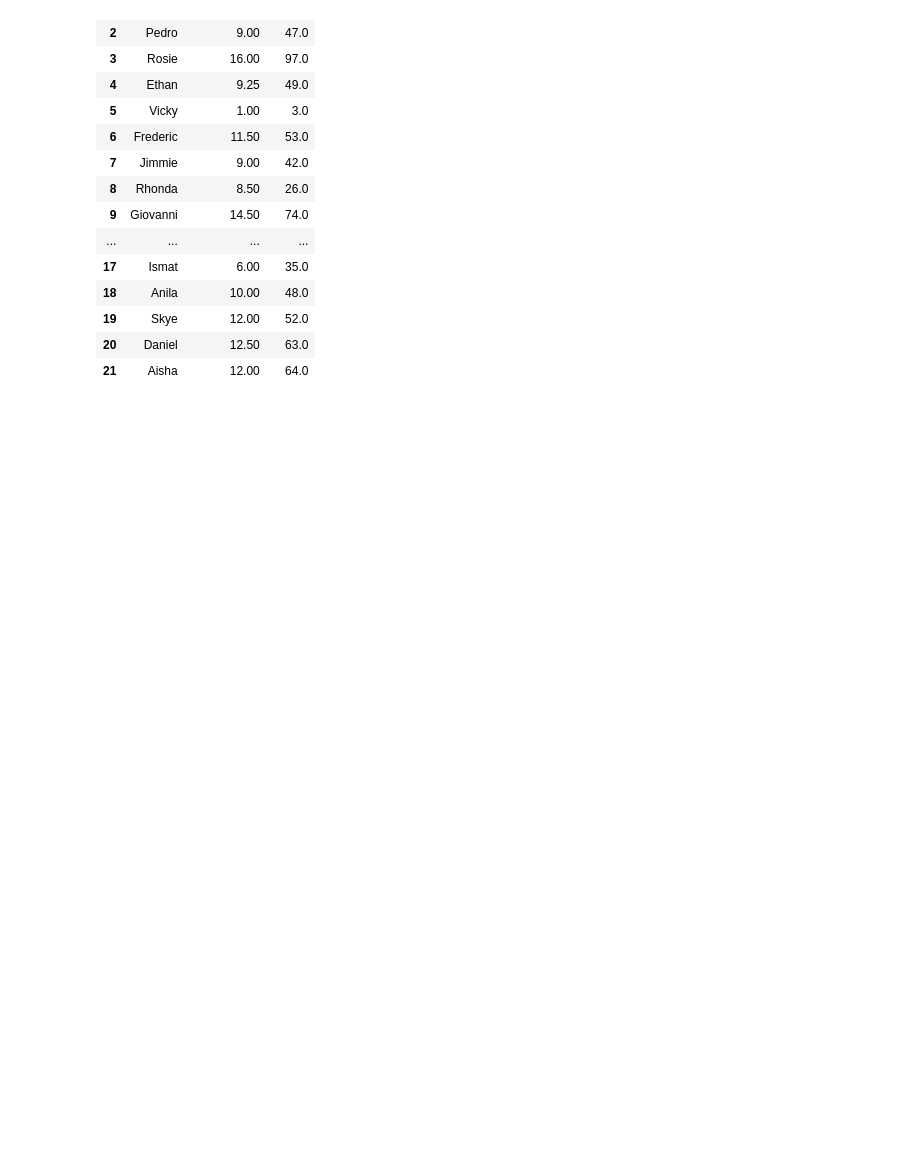
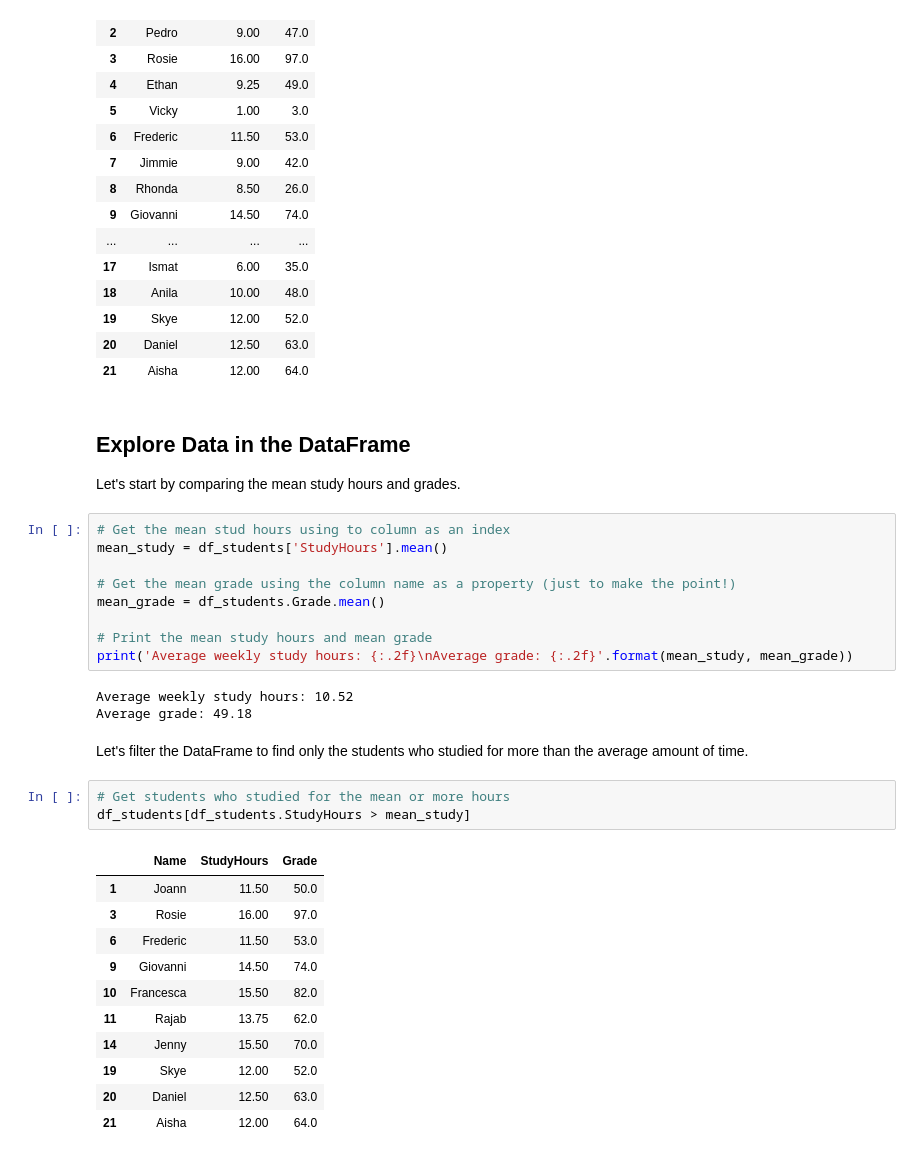
Before and after one commit to migueltrujillo07/MyDataRoad, a Jupyter notebook: exploreData.ipynb, the cells around one changed output. Cells and saved outputs as stored; diff of their text form; blank space fills up the shorter version.

```diff
--- a/exploreData.ipynb
+++ b/exploreData.ipynb
@@ -308,3 +308,35 @@ df_students
 | 19 | Skye | 12.00 | 52.0 |
 | 20 | Daniel | 12.50 | 63.0 |
 | 21 | Aisha | 12.00 | 64.0 |
+# %% [markdown]
+## Explore Data in the DataFrame
+Let's start by comparing the mean study hours and grades.
+# %%
+# Get the mean stud hours using to column as an index
+mean_study = df_students['StudyHours'].mean()
+
+# Get the mean grade using the column name as a property (just to make the point!)
+mean_grade = df_students.Grade.mean()
+
+# Print the mean study hours and mean grade
+print('Average weekly study hours: {:.2f}\nAverage grade: {:.2f}'.format(mean_study, mean_grade))
+# %% [output]
+Average weekly study hours: 10.52
+Average grade: 49.18
+# %% [markdown]
+Let's filter the DataFrame to find only the students who studied for more than the average amount of time.
+# %%
+# Get students who studied for the mean or more hours
+df_students[df_students.StudyHours > mean_study]
+# %% [output]
+|  | Name | StudyHours | Grade |
+| 1 | Joann | 11.50 | 50.0 |
+| 3 | Rosie | 16.00 | 97.0 |
+| 6 | Frederic | 11.50 | 53.0 |
+| 9 | Giovanni | 14.50 | 74.0 |
+| 10 | Francesca | 15.50 | 82.0 |
+| 11 | Rajab | 13.75 | 62.0 |
+| 14 | Jenny | 15.50 | 70.0 |
+| 19 | Skye | 12.00 | 52.0 |
+| 20 | Daniel | 12.50 | 63.0 |
+| 21 | Aisha | 12.00 | 64.0 |
```
Also changed, not shown: parts of 10 cells of this notebook.
